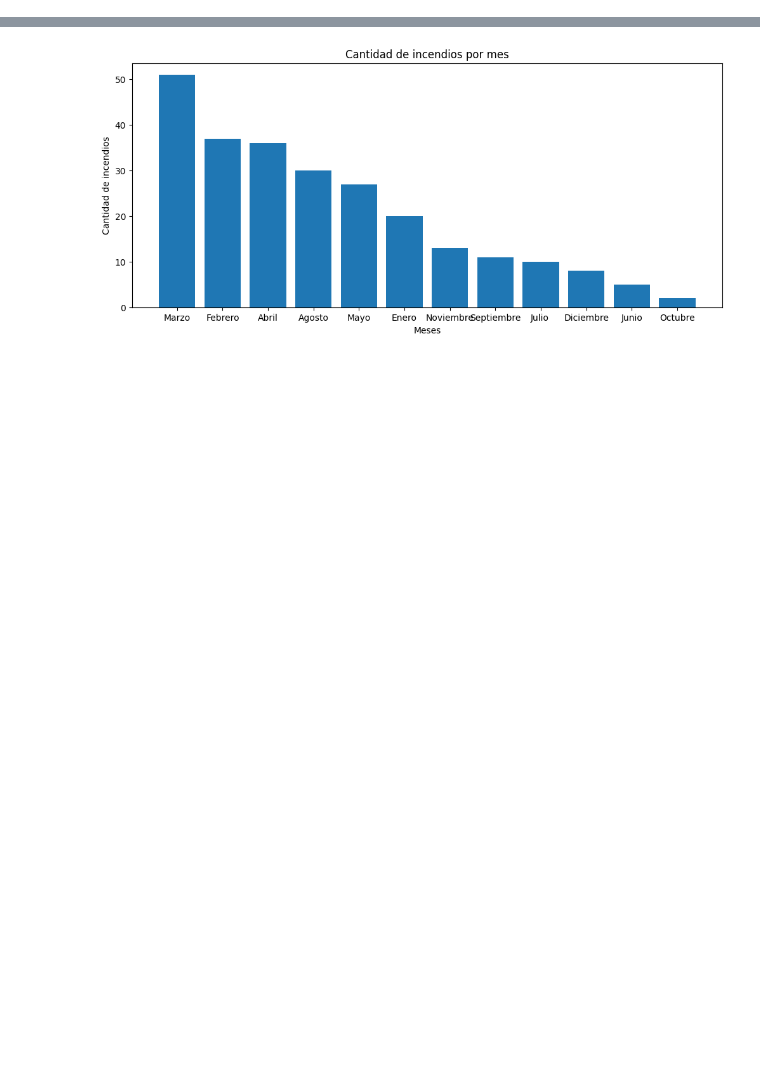
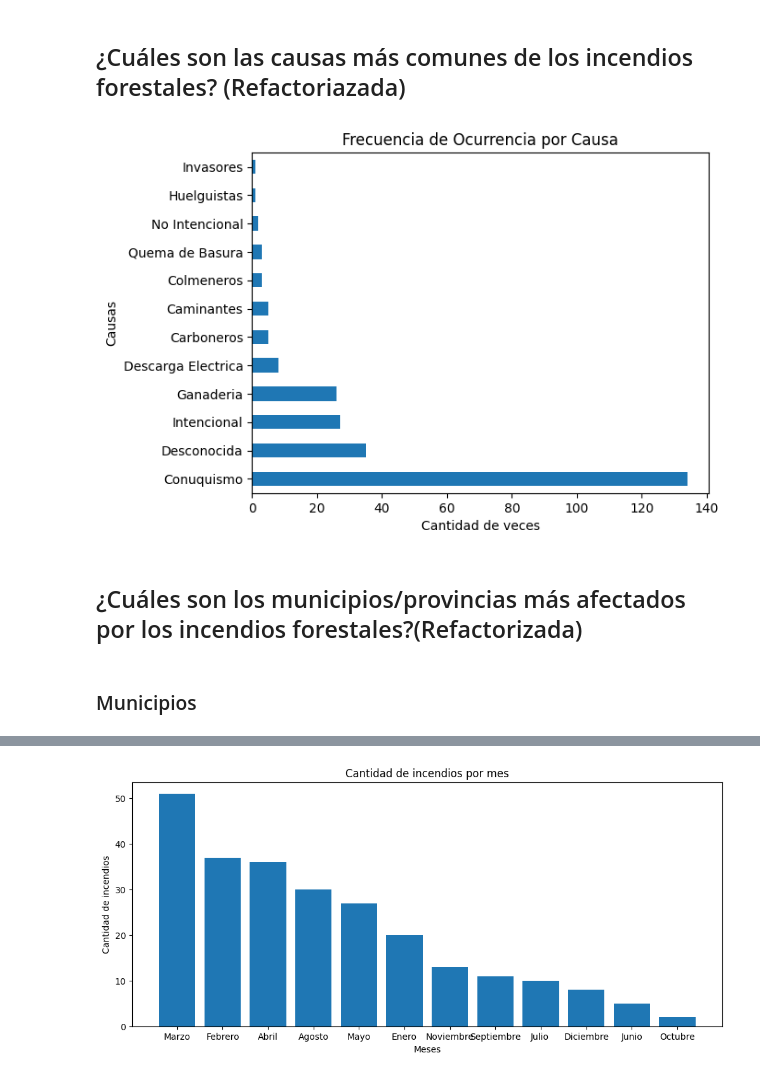
Before and after one commit to Edwinroman30/sic-forest-fire-rd, a Jupyter notebook: main.ipynb, the cells around one changed output, grey strips where cells are left out. Drawn from its saved outputs; the diff is of its cells as text; code cells hidden in the pictures; blank space fills up the shorter version.

```diff
--- a/main.ipynb
+++ b/main.ipynb
@@ -26,0 +9,2 @@ None
+# %% [markdown]
+## ¿Cuáles son las causas más comunes de los incendios forestales? (Refactoriazada)
@@ -26,0 +13,19 @@ None
+# %%
+causes = data["Causas"].value_counts()
+# %%
+# Graficar
+causes.plot(kind='barh')
+
+# Agregar etiquetas y título
+plt.xlabel('Cantidad de veces')
+plt.ylabel('Causas')
+plt.title('Frecuencia de Ocurrencia por Causa')
+
+# Mostrar el gráfico
+plt.show()
+# %% [output]
+[figure, added]
+# %% [markdown]
+## ¿Cuáles son los municipios/provincias más afectados por los incendios forestales?(Refactorizada)
+# %% [markdown]
+### Municipios
```
Also changed, not shown: parts of 10 cells of this notebook, 1 other file.
